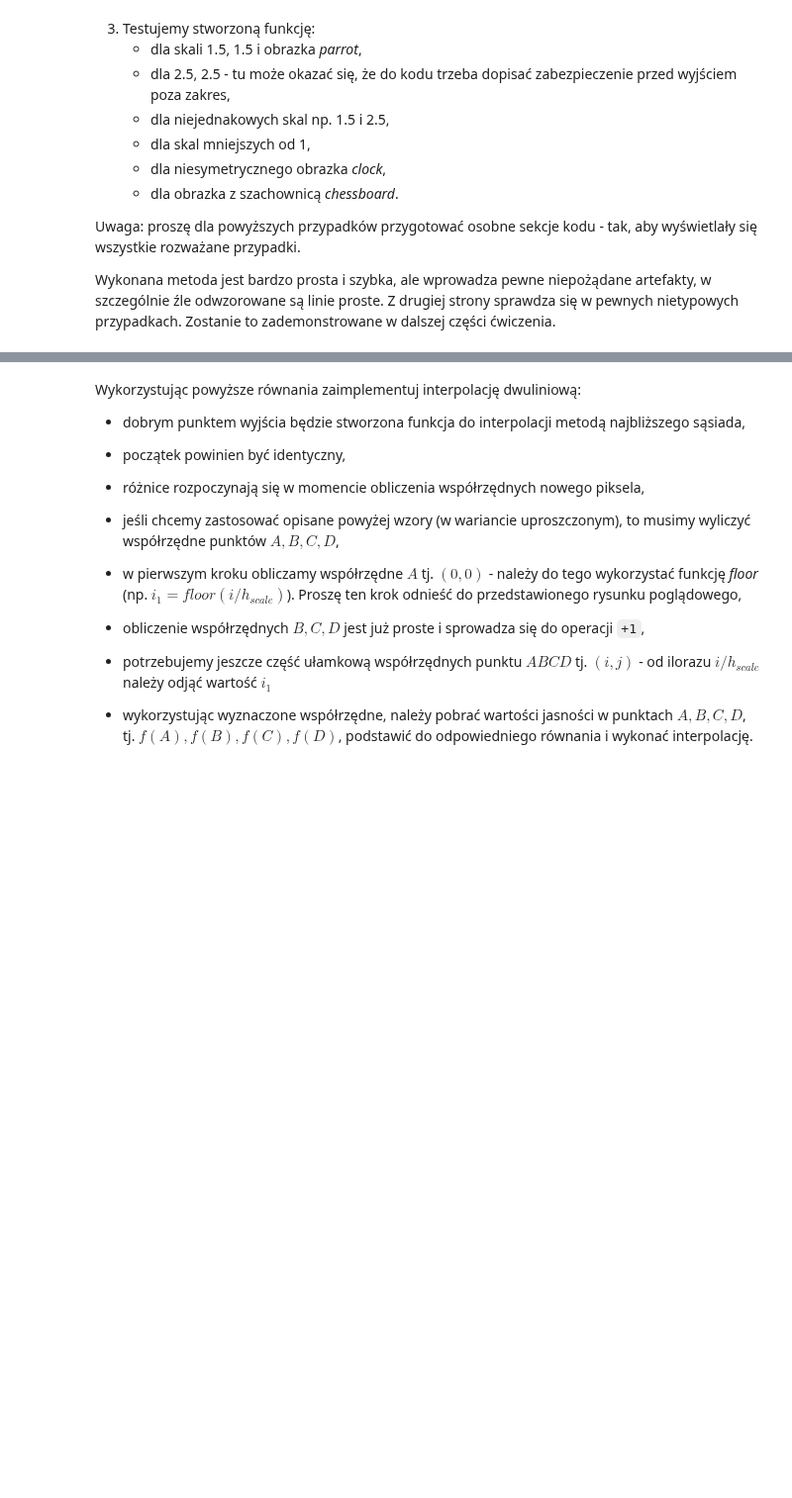
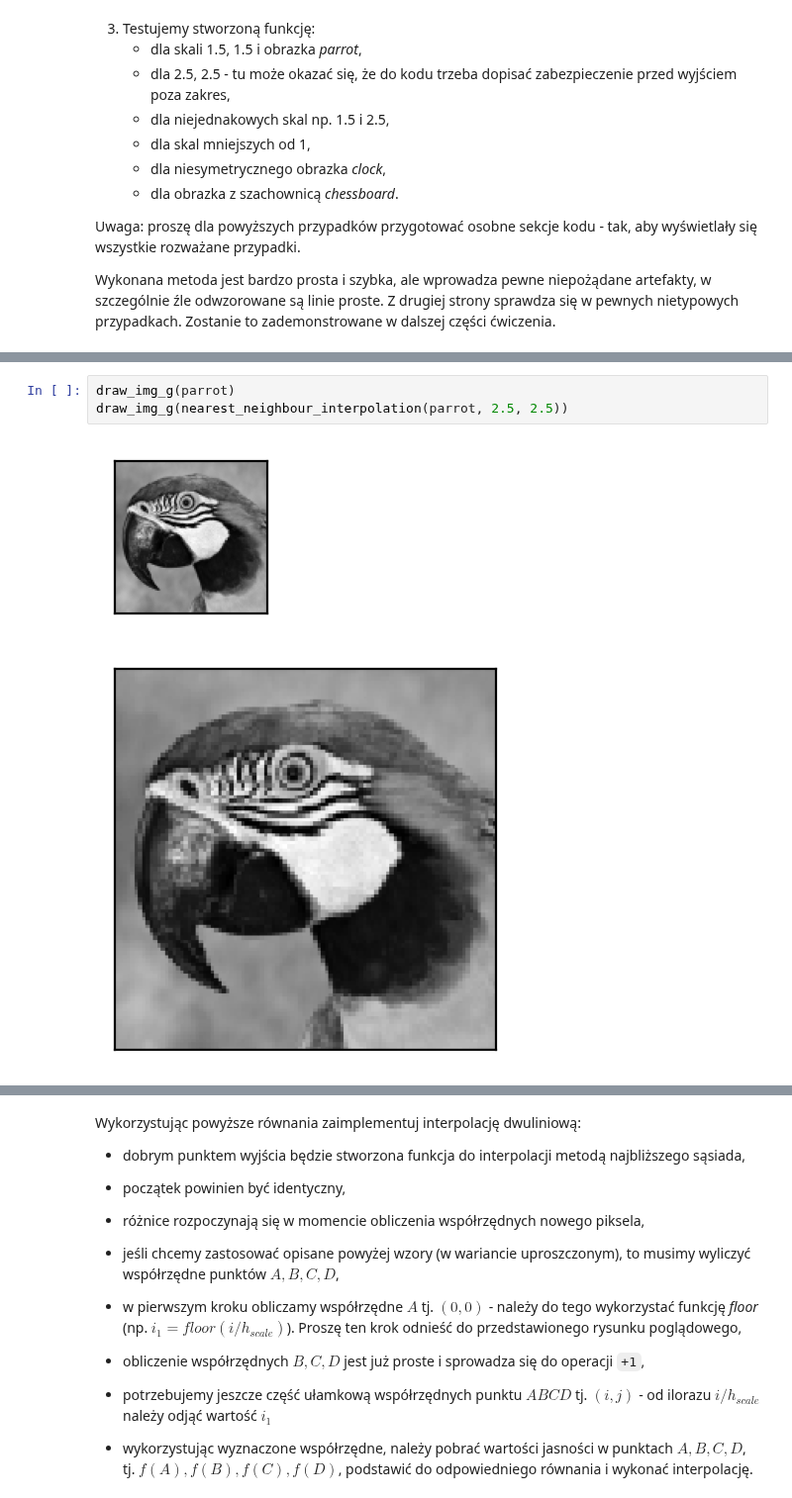
Before and after one commit to sQbanv/Introduction-to-Digital-Image-Processing, a Jupyter notebook: Rozdzielczość obrazów. Interpolacja/05_resolution.ipynb, the cells around one changed output, grey strips where cells are left out. Shown at 99% size. Drawn from its saved outputs; the diff is of its cells as text; blank space fills up the shorter version.

```diff
--- a/Rozdzielczość obrazów. Interpolacja/05_resolution.ipynb
+++ b/Rozdzielczość obrazów. Interpolacja/05_resolution.ipynb
@@ -109,0 +139,6 @@ Zostanie to zademonstrowane w dalszej części ćwiczenia.
+# %%
+draw_img_g(parrot)
+draw_img_g(nearest_neighbour_interpolation(parrot, 2.5, 2.5))
+# %% [output]
+[figure, added]
+[figure, added]
```
Also changed, not shown: parts of 14 cells of this notebook, 5 other files.
